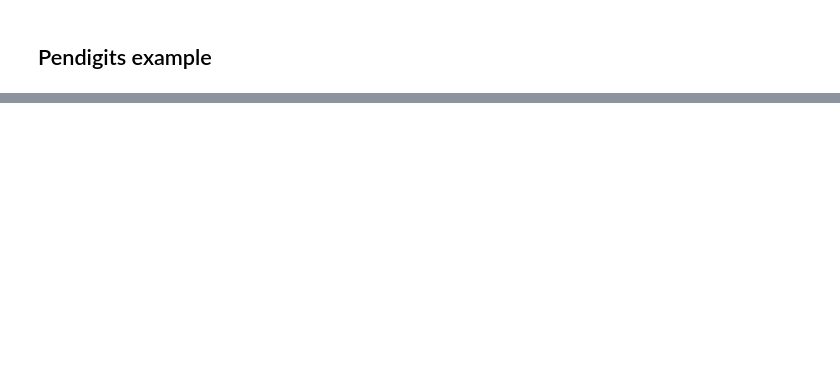
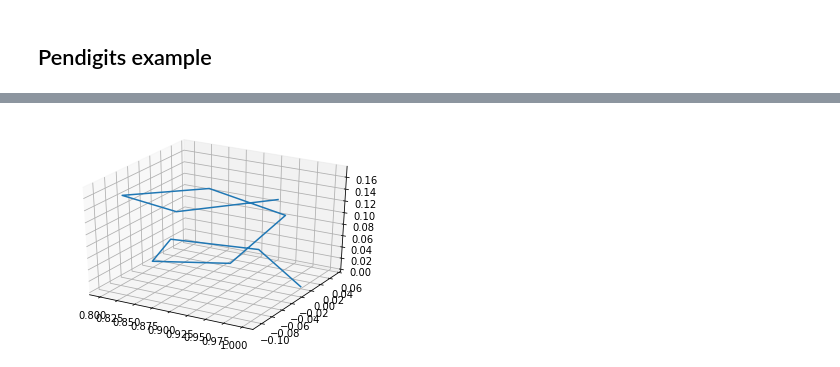
Before and after one commit to LinusBleistein/Signature-inversion, a Jupyter notebook: Insertion algorithm.ipynb, the cells around one changed output, grey strips where cells are left out. Saved outputs shown, nothing was run; the diff lists cells and outputs as text; code cells hidden in the pictures; blank space fills up the shorter version.

```diff
--- a/Insertion algorithm.ipynb
+++ b/Insertion algorithm.ipynb
@@ -98,0 +222,10 @@ plt.show()
+# %%
+#plt.plot(reconstructed_path[:,0],reconstructed_path[:,1],linestyle='-',marker='o')
+#plt.show()
+
+fig = plt.figure()
+ax = fig.gca(projection='3d')
+ax.plot(reconstructed_path[:,0],reconstructed_path[:,1],reconstructed_path[:,2],linestyle='-')
+plt.show()
+# %% [output]
+[figure, added]
```
Also changed, not shown: parts of 18 cells of this notebook.
